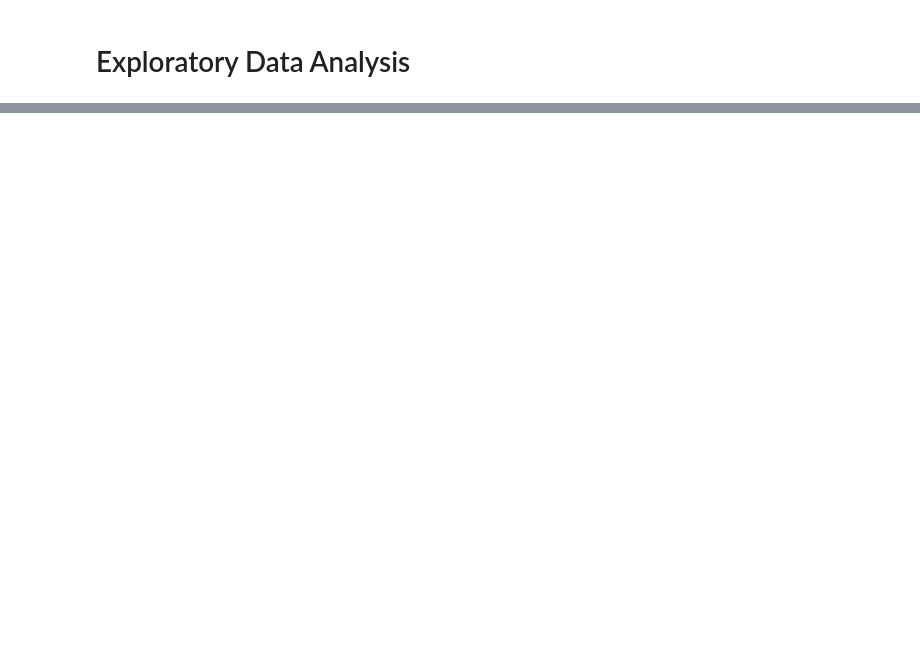
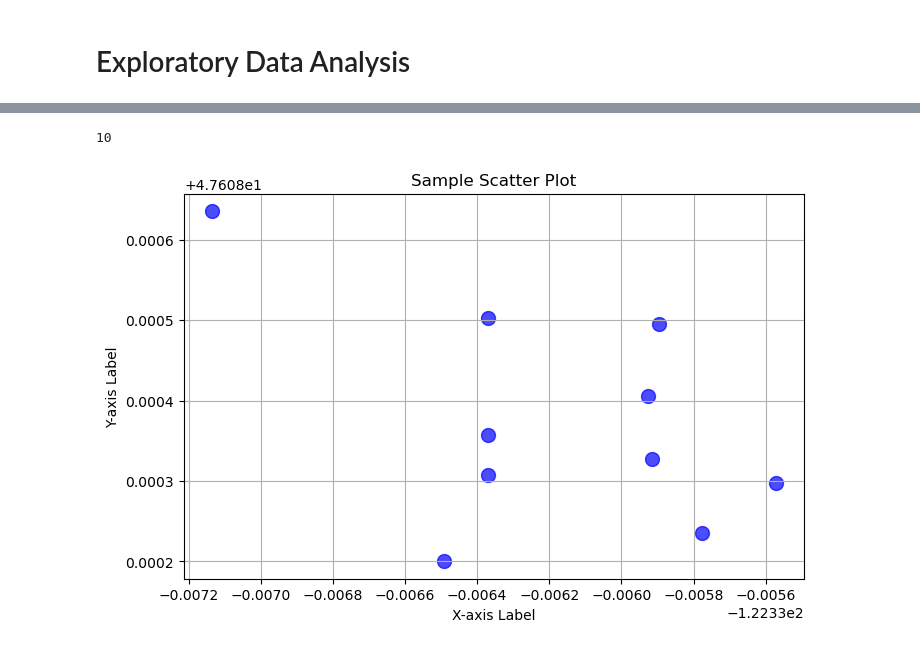
Before and after one commit to Cass-1/detecting-dine-out-patterns, a Jupyter notebook: src/main.ipynb, the cells around one changed output, grey strips where cells are left out. Saved outputs shown, nothing was run; the diff lists cells and outputs as text; code cells hidden in the pictures; blank space fills up the shorter version.

Commit message:
Adds more exploratory data analysis

```diff
--- a/src/main.ipynb
+++ b/src/main.ipynb
@@ -25 +90,38 @@ print(restaurant_data.isnull().sum())
+# %%
+# Find which people move a lot
+centroid = movement_data.groupby('id').agg({'longitude': 'mean', 'latitude': 'mean'}).reset_index()
+centroid.columns = ['id', 'centroid_longitude', 'centroid_latitude']
+
+# Step 2: Merge centroid back to the original DataFrame
+merged_df = pd.merge(movement_data, centroid, on='id')
+
+
+# Create scatter plot
+plt.figure(figsize=(8, 5))  # Optional: set figure size
+plt.scatter(centroid['centroid_longitude'], centroid['centroid_latitude'], color='blue', marker='o', s=100, alpha=0.7)
+
+# Add title and labels
+plt.title('Sample Scatter Plot')
+plt.xlabel('X-axis Label')
+plt.ylabel('Y-axis Label')
+
+# Show grid
+plt.grid(True)
+
+# Display the plot
+plt.show()
+
+# Step 3: Calculate the distance from each movement to the centroid
+# merged_df['distance_from_centroid'] = merged_df.apply(
+#     lambda row: haversine(
+#         row['longitude'],
+#         row['latitude'],
+#         row['centroid_longitude'],
+#         row['centroid_latitude']
+#     ),
+#     axis=1
+# )
+# %% [output]
+10
+[figure, added]
 # %%
```
Also changed, not shown: parts of 7 cells of this notebook.
